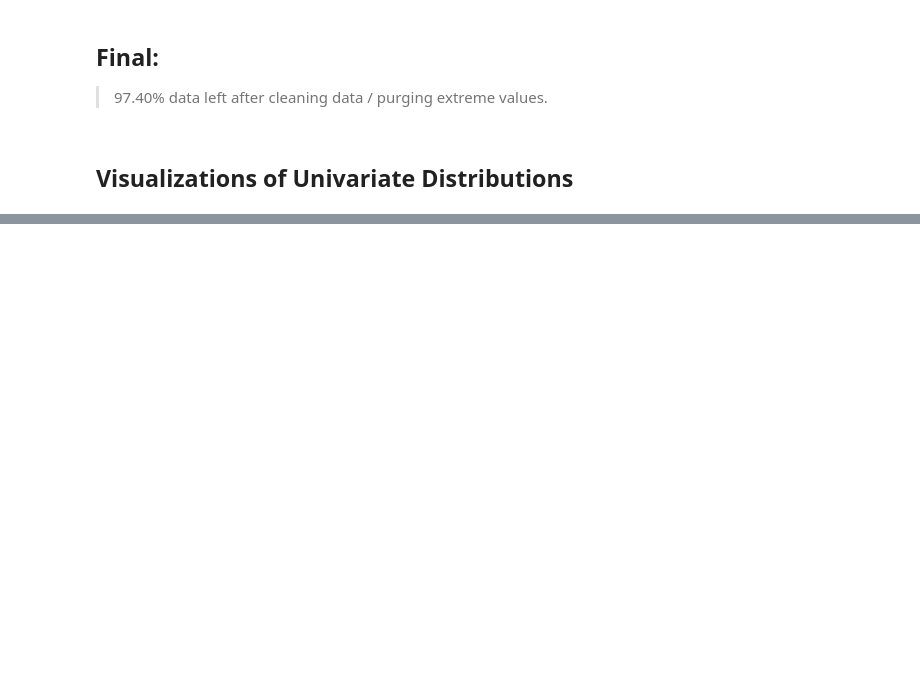
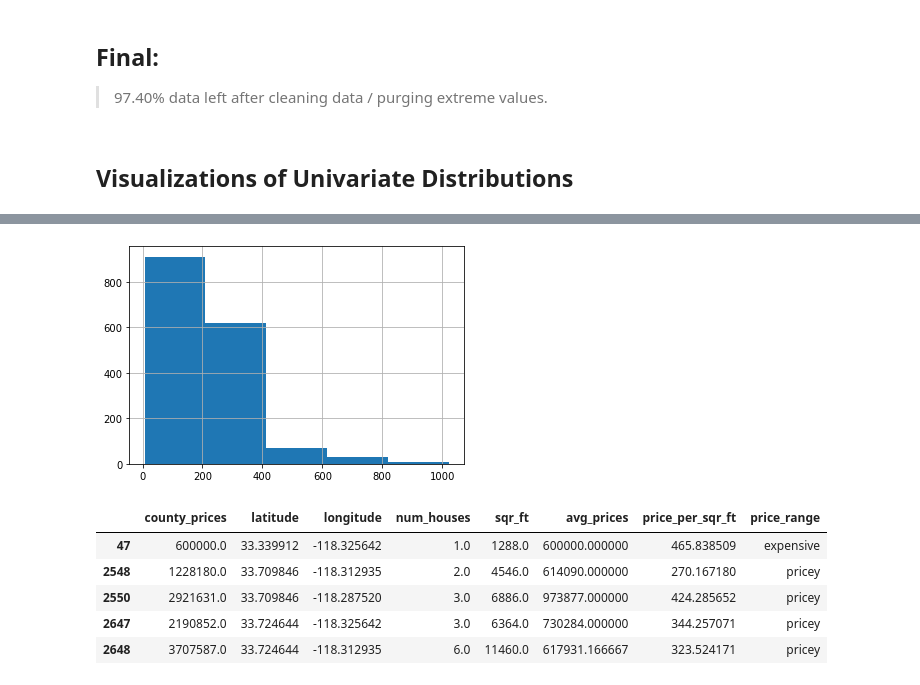
Before and after one commit to KyleTaylorGreen/regression-exercises, a Jupyter notebook: wrangle.ipynb, the cells around one changed output, grey strips where cells are left out. Drawn from its saved outputs; the diff is of its cells as text; code cells hidden in the pictures; blank space fills up the shorter version.

```diff
--- a/wrangle.ipynb
+++ b/wrangle.ipynb
@@ -240,0 +437,3 @@ for col in cols_to_visualize:
+# %%
+prices, grids, lat_coords, lon_coords, sqr_ft, resolution = exp.create_map_data(df, resolution=100,
+                                                                            sample=10_000)
@@ -240,0 +449,3 @@ for col in cols_to_visualize:
+# %%
+county_dfs = exp.create_display_heatmap(prices, grids, lat_coords, lon_coords, sqr_ft, resolution,
+                       counties=['la', 'oc', 'ventura'], option='price_per_sqr_ft')
@@ -240,0 +459,31 @@ for col in cols_to_visualize:
+# %%
+limit = county_dfs[0].price_per_sqr_ft.max()
+intervals = np.arange(0, limit+ (limit/5), limit/6)
+
+fig = county_dfs[0].price_per_sqr_ft.hist(bins=5)
+fig.xticks = intervals
+plt.show()
+
+# 0 - 215         average
+# 216 - 440       pricey
+# 441 - limit     expensive
+
+def range_values(series):
+    if 0 < series <= 215:
+        return 'average'
+    elif 215 < series <= 440:
+        return 'pricey'
+    elif 440 < series:
+        return 'expensive'
+
+county_dfs[0]['price_range'] = ''
+county_dfs[0].price_range = county_dfs[0].price_per_sqr_ft.apply(range_values)
+county_dfs[0].head()
+# %% [output]
+[figure, added]
+|  | county_prices | latitude | longitude | num_houses | sqr_ft | avg_prices | price_per_sqr_ft | price_range |
+| 47 | 600000.0 | 33.339912 | -118.325642 | 1.0 | 1288.0 | 600000.000000 | 465.838509 | expensive |
+| 2548 | 1228180.0 | 33.709846 | -118.312935 | 2.0 | 4546.0 | 614090.000000 | 270.167180 | pricey |
+| 2550 | 2921631.0 | 33.709846 | -118.287520 | 3.0 | 6886.0 | 973877.000000 | 424.285652 | pricey |
+| 2647 | 2190852.0 | 33.724644 | -118.325642 | 3.0 | 6364.0 | 730284.000000 | 344.257071 | pricey |
+| 2648 | 3707587.0 | 33.724644 | -118.312935 | 6.0 | 11460.0 | 617931.166667 | 323.524171 | pricey |
```
Also changed, not shown: parts of 24 cells of this notebook, 5 other files.
